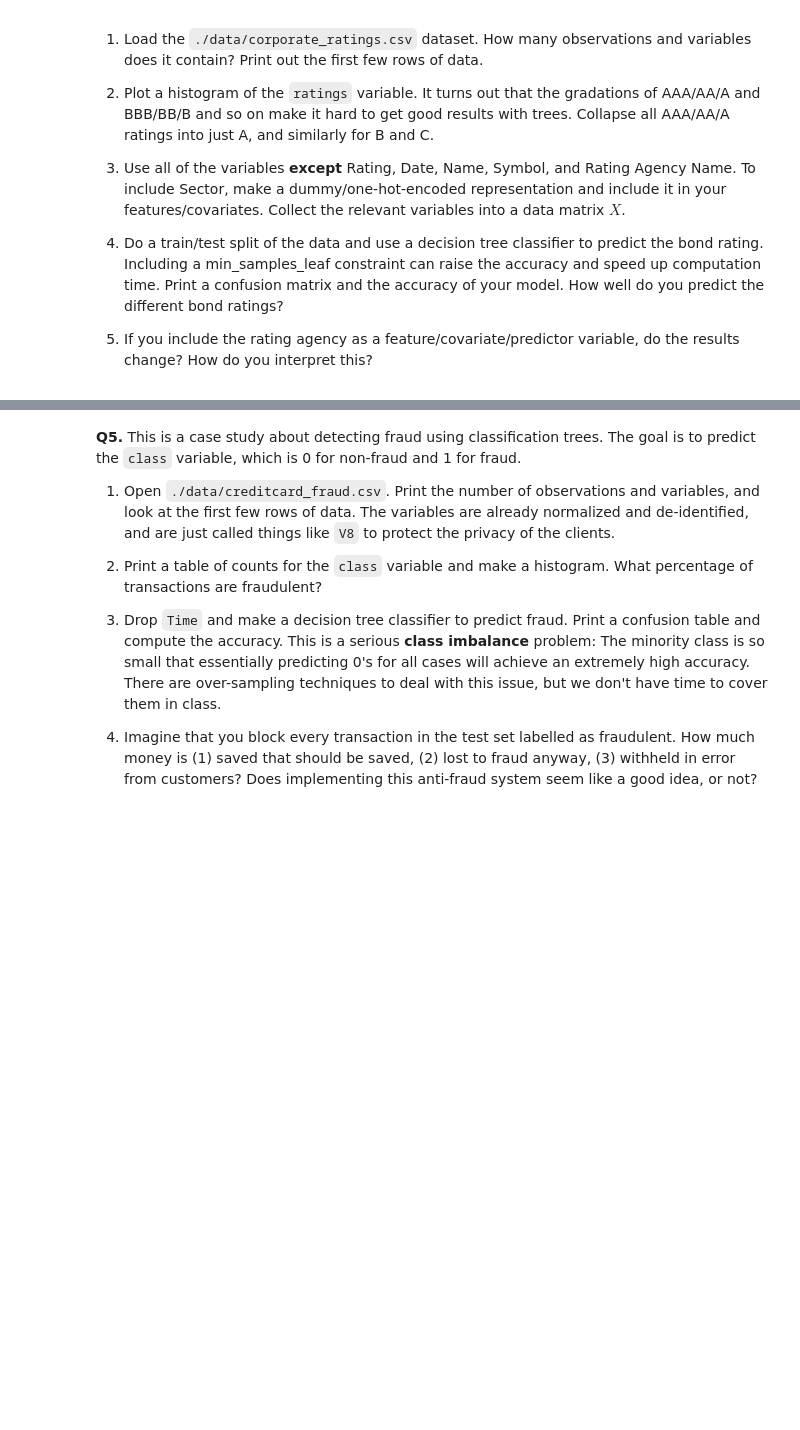
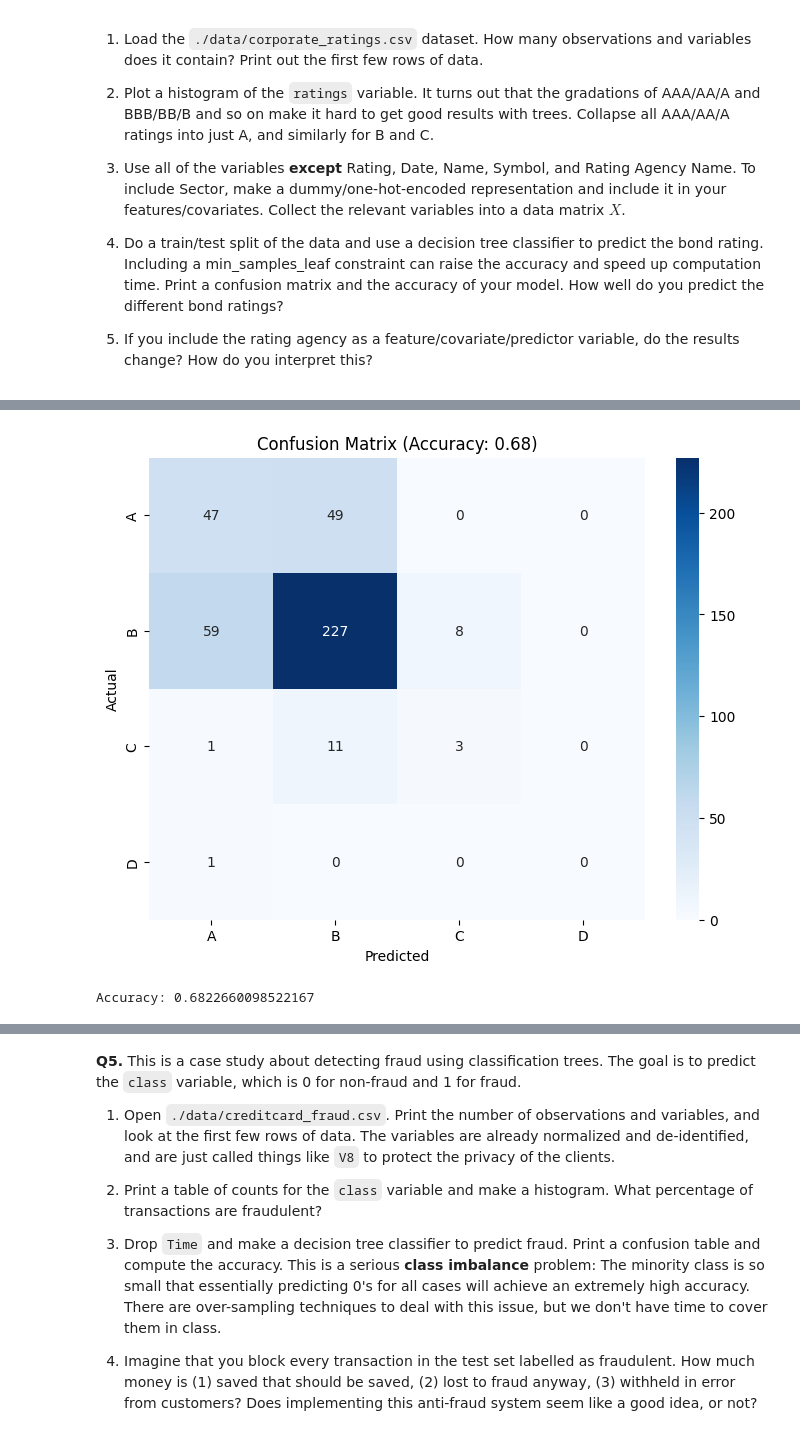
Before and after one commit to ameliavasiliu/trees, a Jupyter notebook: assignment/assignment.ipynb, the cells around one changed output, grey strips where cells are left out. Cells and saved outputs as stored; diff of their text form; code cells hidden in the pictures; blank space fills up the shorter version.

```diff
--- a/assignment/assignment.ipynb
+++ b/assignment/assignment.ipynb
@@ -84,0 +261,5 @@ Do three questions.
+# %%
+X = df.drop(['Rating', 'Date', 'Name', 'Symbol', 'Rating Agency Name'], axis=1)
+X = pd.get_dummies(X, columns=['Sector'], drop_first=True)
+
+X.head()
@@ -84,0 +276,29 @@ Do three questions.
+# %%
+from sklearn.tree import DecisionTreeClassifier
+from sklearn.metrics import confusion_matrix, accuracy_score
+import seaborn as sns
+import matplotlib.pyplot as plt
+
+y = df['Rating']
+
+X_train, X_test, y_train, y_test = train_test_split(X, y, test_size=0.2, random_state=42)
+
+clf = DecisionTreeClassifier(min_samples_leaf=10, random_state=42) # Example value for min_samples_leaf, adjust as needed
+clf.fit(X_train, y_train)
+y_pred = clf.predict(X_test)
+
+cm = confusion_matrix(y_test, y_pred)
+accuracy = accuracy_score(y_test, y_pred)
+
+plt.figure(figsize=(8, 6))
+sns.heatmap(cm, annot=True, fmt="d", cmap="Blues",
+            xticklabels=np.unique(y), yticklabels=np.unique(y))
+plt.xlabel('Predicted')
+plt.ylabel('Actual')
+plt.title(f'Confusion Matrix (Accuracy: {accuracy:.2f})')
+plt.show()
+
+print(f"Accuracy: {accuracy}")
+# %% [output]
+[figure, added]
+Accuracy: 0.6822660098522167
```
Also changed, not shown: parts of 31 cells of this notebook.
